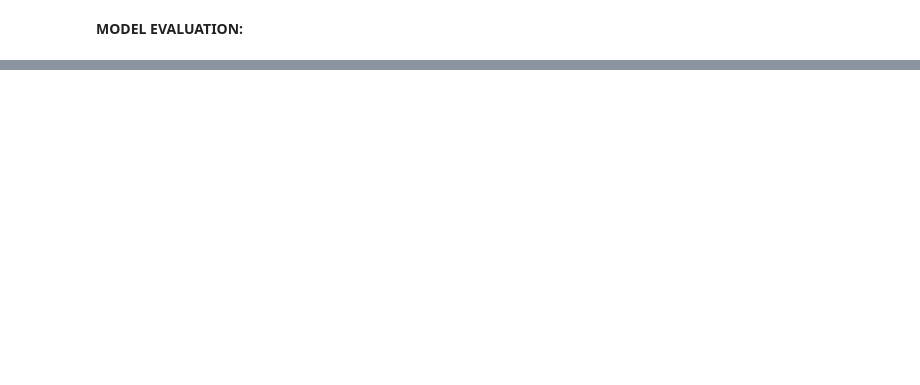
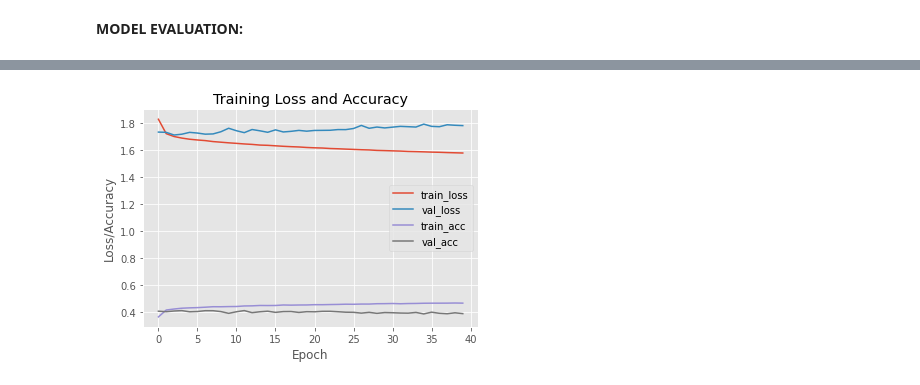
Before and after one commit to ThinamXx/ComputerVision, a Jupyter notebook: 02. ConvolutionalNeuralNetworks/Convolutional Layers II.ipynb, the cells around one changed output, grey strips where cells are left out. Drawn from its saved outputs; the diff is of its cells as text; code cells hidden in the pictures; blank space fills up the shorter version.

```diff
--- a/02. ConvolutionalNeuralNetworks/Convolutional Layers II.ipynb
+++ b/02. ConvolutionalNeuralNetworks/Convolutional Layers II.ipynb
@@ -136,0 +140,20 @@ plt.show();
+# %%
+#@ GETTING THE DATASET:
+((trainX, trainY), (testX, testY)) = cifar10.load_data()                # Loading the Dataset.
+trainX = trainX.astype('float') / 255.0                                 # Normalizing the Dataset.
+testX = testX.astype('float') / 255.0                                   # Normalizing the Dataset.
+
+#@ PROCESSING THE DATASET:
+lb = LabelBinarizer()                                                   # Initializing Label Binarizer.
+trainY = lb.fit_transform(trainY)                                       # Converting Labels into Vectors.
+testY = lb.transform(testY)                                             # Converting Labels into Vectors.
+labelNames = ['airplane', 'automobile', 'bird', 'cat', 'deer',
+              'dog', 'frog', 'horse', 'ship', 'truck']                  # Initializing Label Names.
+# %%
+#@ INITIALIZING OPTIMIZER AND MODEL:
+opt = SGD(0.01)                                                   # Initializing SGD Optimizer.
+model = ShallowNet.build(width=32,height=32,depth=3, classes=10)  # Initializing Shallow Neural Network.
+model.compile(loss="categorical_crossentropy",optimizer=opt,
+              metrics=["accuracy"])                               # Compiling ShallowNet Model.
+H = model.fit(trainX,trainY, validation_data=(testX,testY),
+              batch_size=32, epochs=40, verbose=1)                # Training ShallowNet Model.
@@ -136,0 +201,15 @@ plt.show();
+# %%
+#@ INSPECTING TRAINING LOSS AND ACCURACY:
+plt.style.use("ggplot")
+plt.figure()
+plt.plot(np.arange(0, 40), H.history["loss"], label="train_loss")
+plt.plot(np.arange(0, 40), H.history["val_loss"], label="val_loss")
+plt.plot(np.arange(0, 40), H.history["accuracy"], label="train_acc")
+plt.plot(np.arange(0, 40), H.history["val_accuracy"], label="val_acc")
+plt.title("Training Loss and Accuracy")
+plt.xlabel("Epoch")
+plt.ylabel("Loss/Accuracy")
+plt.legend()
+plt.show();
+# %% [output]
+[figure, added]
```
Also changed, not shown: parts of 7 cells of this notebook.
